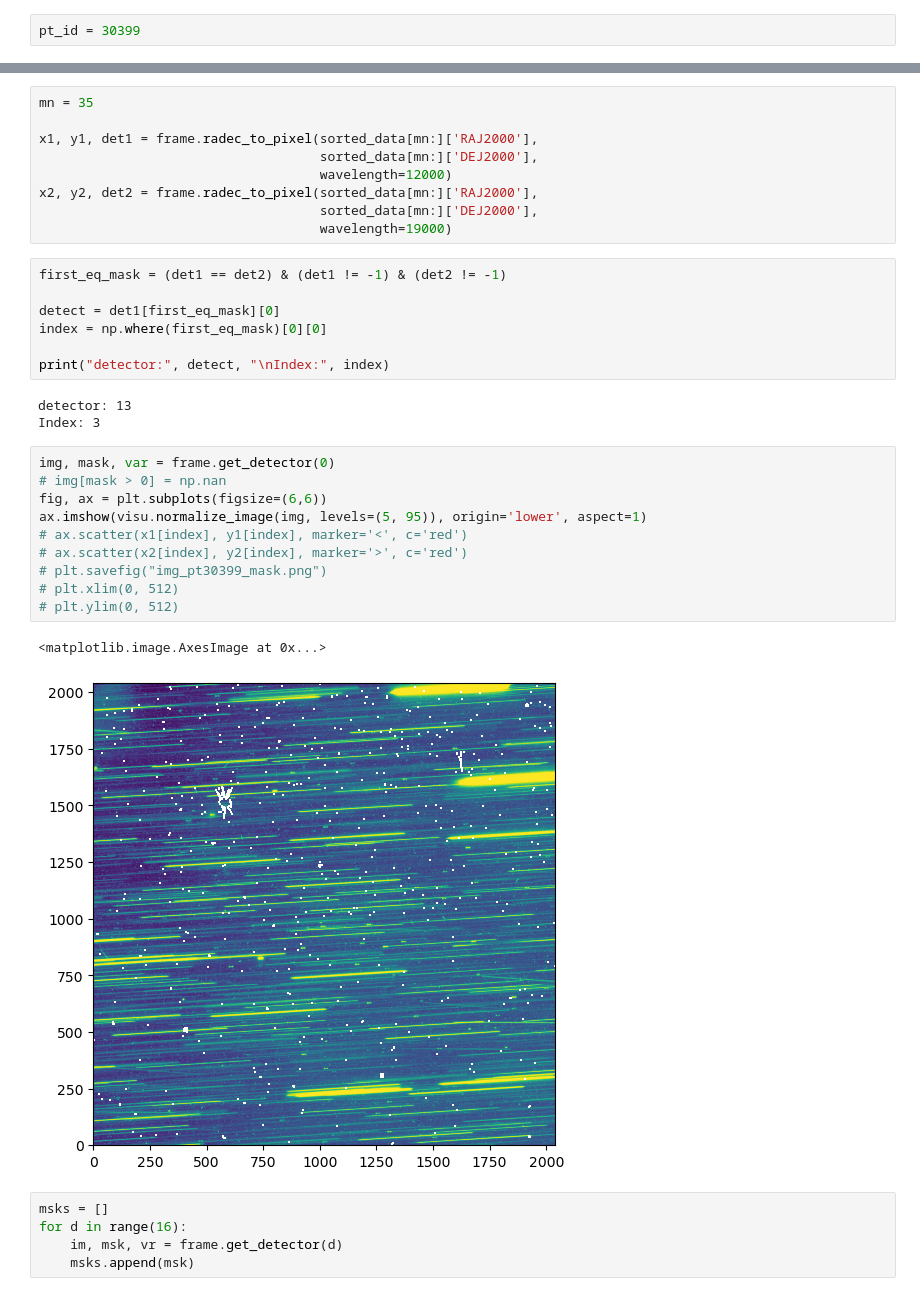
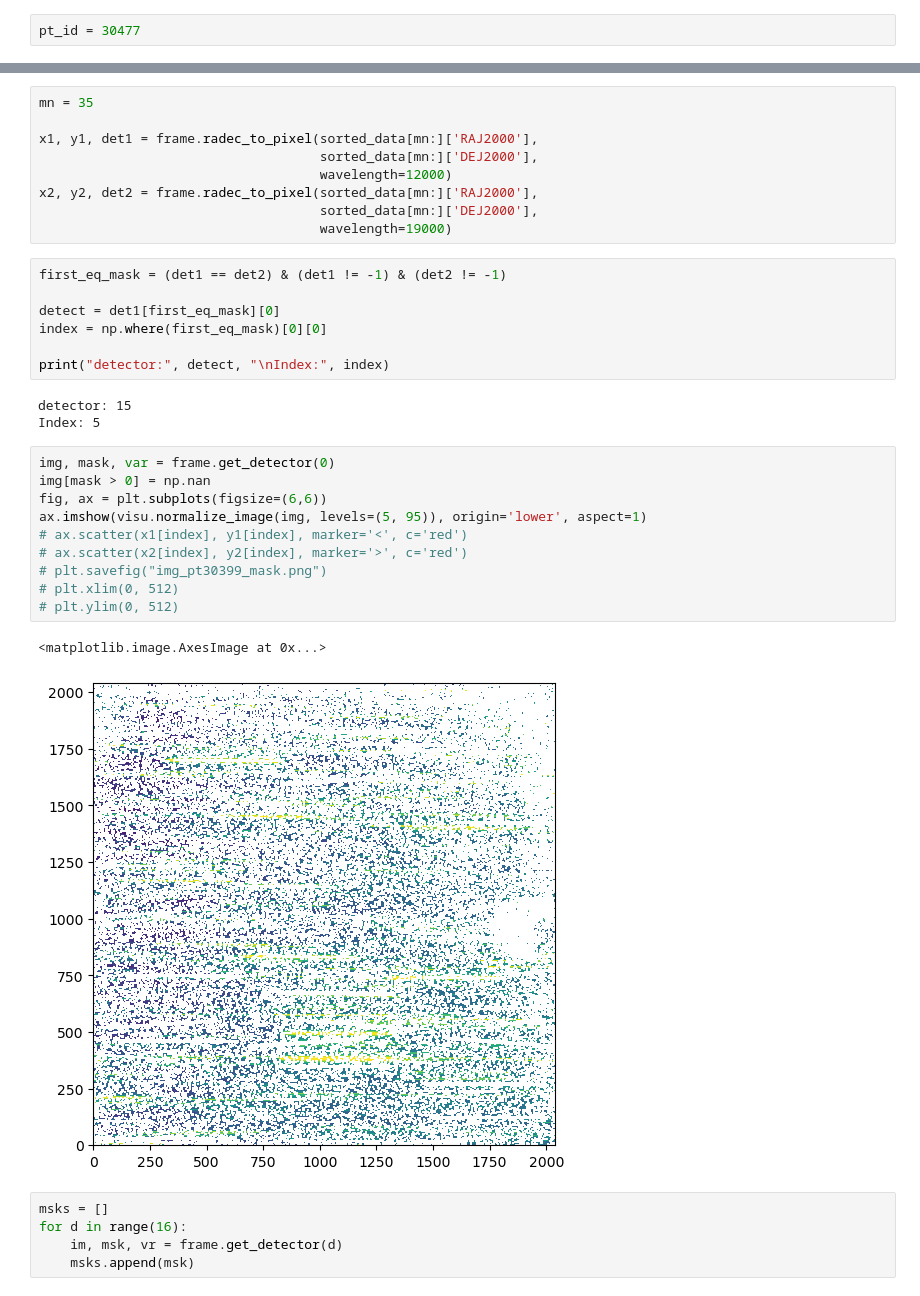
Before and after one commit to nicolofiaba/master-thesis-codes, a Jupyter notebook: codes/unet_testing_real_data.ipynb, the cells around one changed output, grey strips where cells are left out. Cells and saved outputs as stored; diff of their text form.

```diff
--- a/codes/unet_testing_real_data.ipynb
+++ b/codes/unet_testing_real_data.ipynb
@@ -33,5 +41,5 @@ GPU not found
 # %%
-pt_id = 30399
+pt_id = 30477
 # %%
 DS = datastore.DataStore(username='', password='',
                         cachedir='/scratch/astro/benjamin.granett/datastore'
@@ -107,21 +115,21 @@ index = np.where(first_eq_mask)[0][0]
 
 print("detector:", detect, "\nIndex:", index)
 # %% [output]
-detector: 13
-Index: 3
+detector: 15
+Index: 5
 # %%
 img, mask, var = frame.get_detector(0)
-# img[mask > 0] = np.nan
+img[mask > 0] = np.nan
 fig, ax = plt.subplots(figsize=(6,6))
 ax.imshow(visu.normalize_image(img, levels=(5, 95)), origin='lower', aspect=1)
 # ax.scatter(x1[index], y1[index], marker='<', c='red')
 # ax.scatter(x2[index], y2[index], marker='>', c='red')
 # plt.savefig("img_pt30399_mask.png")
 # plt.xlim(0, 512)
 # plt.ylim(0, 512)
 # %% [output]
 <matplotlib.image.AxesImage at 0x...>
-[figure, old version]
+[figure, new version]
 # %%
 msks = []
 for d in range(16):
```
Also changed, not shown: parts of 25 cells of this notebook, 10 other files.
